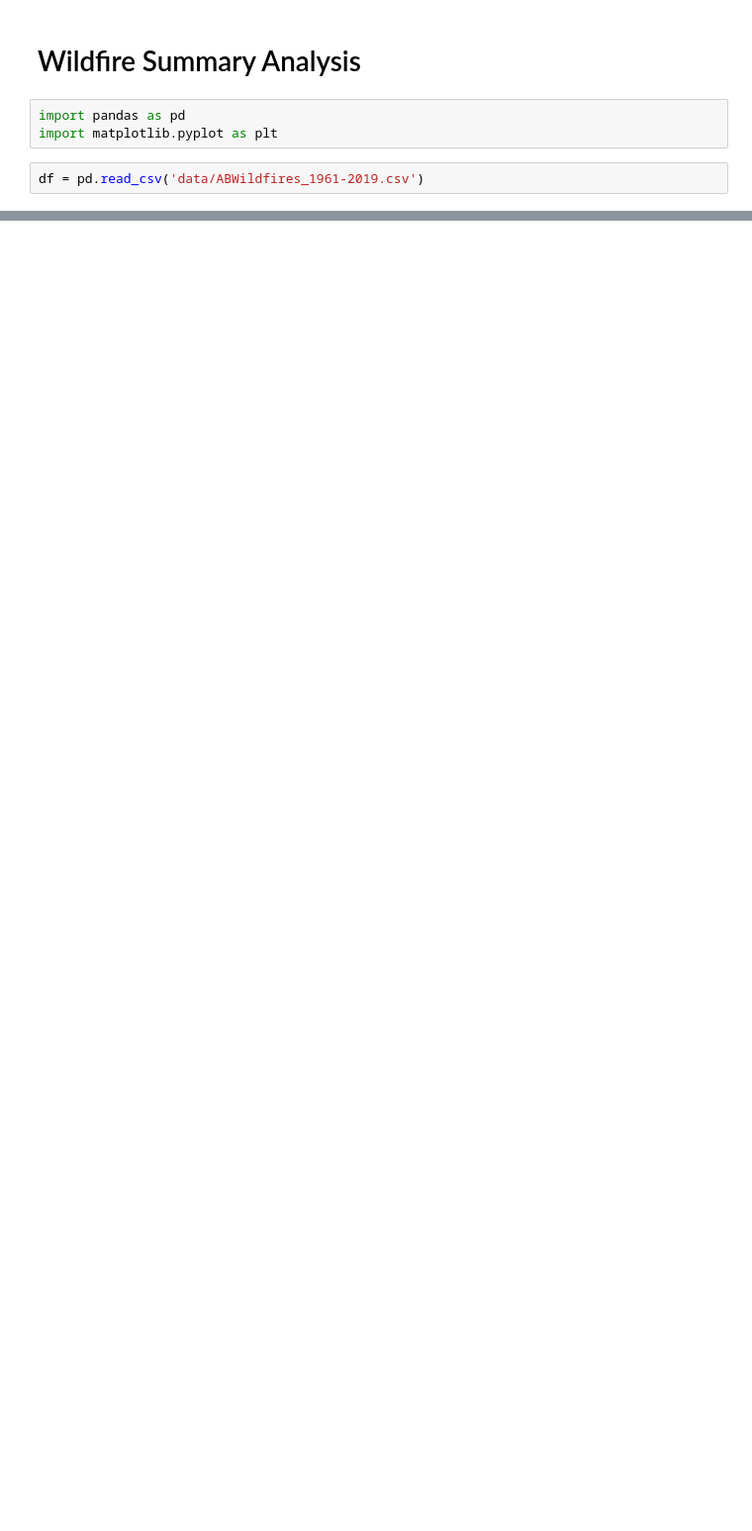
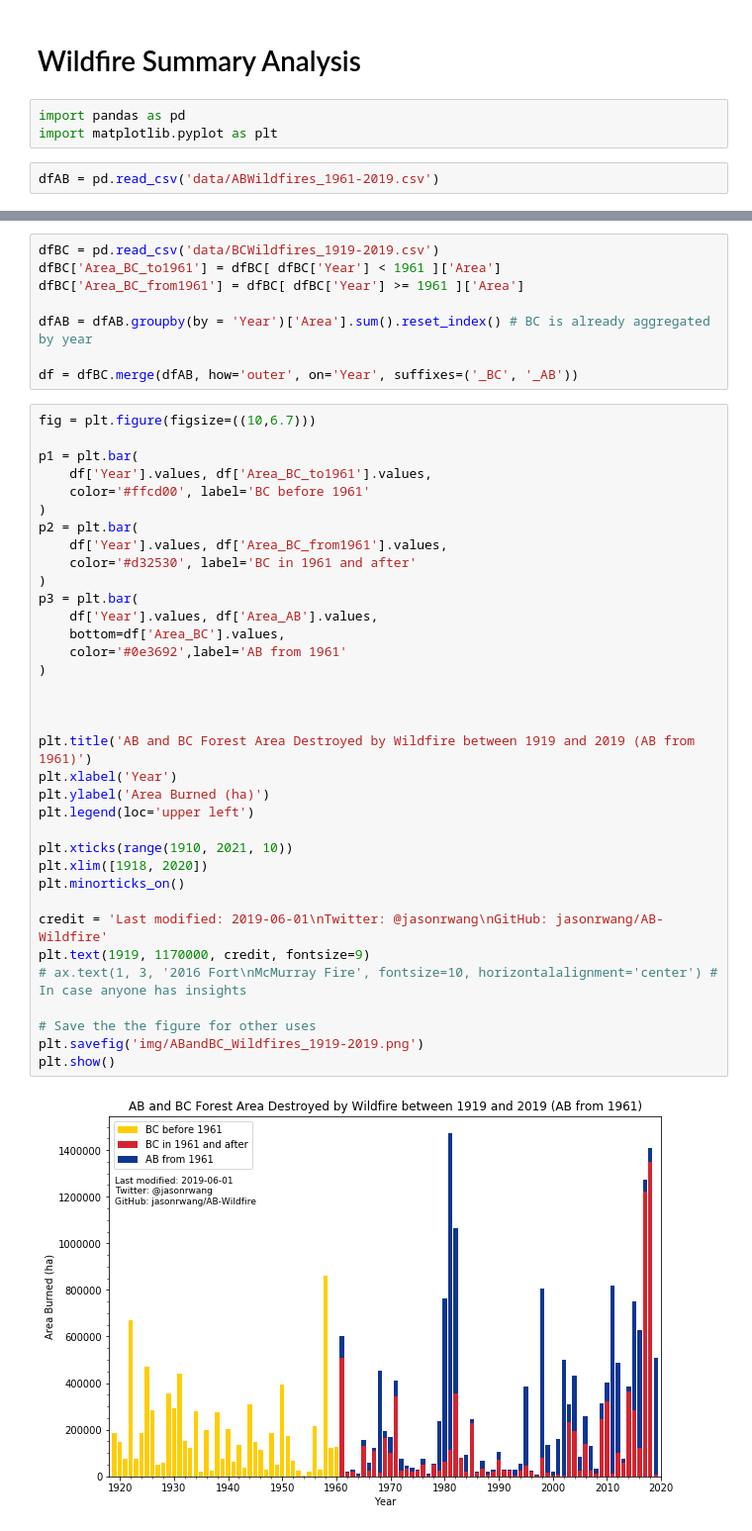
Before and after one commit to jasonrwang/AB-Wildfire, a Jupyter notebook: Summary Stats.ipynb, the cells around one changed output, grey strips where cells are left out. Shown at 99% size. Drawn from its saved outputs; the diff is of its cells as text; blank space fills up the shorter version.

Commit message:
Now shows AB and BC data together

```diff
--- a/Summary Stats.ipynb
+++ b/Summary Stats.ipynb
@@ -4,4 +4,4 @@
 import pandas as pd
 import matplotlib.pyplot as plt
 # %%
-df = pd.read_csv('data/ABWildfires_1961-2019.csv')
+dfAB = pd.read_csv('data/ABWildfires_1961-2019.csv')
@@ -20,0 +28,45 @@ plt.show()
+# %%
+dfBC = pd.read_csv('data/BCWildfires_1919-2019.csv')
+dfBC['Area_BC_to1961'] = dfBC[ dfBC['Year'] < 1961 ]['Area']
+dfBC['Area_BC_from1961'] = dfBC[ dfBC['Year'] >= 1961 ]['Area']
+
+dfAB = dfAB.groupby(by = 'Year')['Area'].sum().reset_index() # BC is already aggregated by year
+
+df = dfBC.merge(dfAB, how='outer', on='Year', suffixes=('_BC', '_AB'))
+# %%
+fig = plt.figure(figsize=((10,6.7)))
+
+p1 = plt.bar(
+    df['Year'].values, df['Area_BC_to1961'].values,
+    color='#ffcd00', label='BC before 1961'
+)
+p2 = plt.bar(
+    df['Year'].values, df['Area_BC_from1961'].values,
+    color='#d32530', label='BC in 1961 and after'
+)
+p3 = plt.bar(
+    df['Year'].values, df['Area_AB'].values,
+    bottom=df['Area_BC'].values,
+    color='#0e3692',label='AB from 1961'
+)
+
+
+
+plt.title('AB and BC Forest Area Destroyed by Wildfire between 1919 and 2019 (AB from 1961)')
+plt.xlabel('Year')
+plt.ylabel('Area Burned (ha)')
+plt.legend(loc='upper left')
+
+plt.xticks(range(1910, 2021, 10))
+plt.xlim([1918, 2020])
+plt.minorticks_on()
+
+credit = 'Last modified: 2019-06-01\nTwitter: @jasonrwang\nGitHub: jasonrwang/AB-Wildfire'
+plt.text(1919, 1170000, credit, fontsize=9)
+# ax.text(1, 3, '2016 Fort\nMcMurray Fire', fontsize=10, horizontalalignment='center') # In case anyone has insights
+
+# Save the the figure for other uses
+plt.savefig('img/ABandBC_Wildfires_1919-2019.png')
+plt.show()
+# %% [output]
+[figure, added]
```
Also changed, not shown: parts of 3 cells of this notebook, 7 other files.
